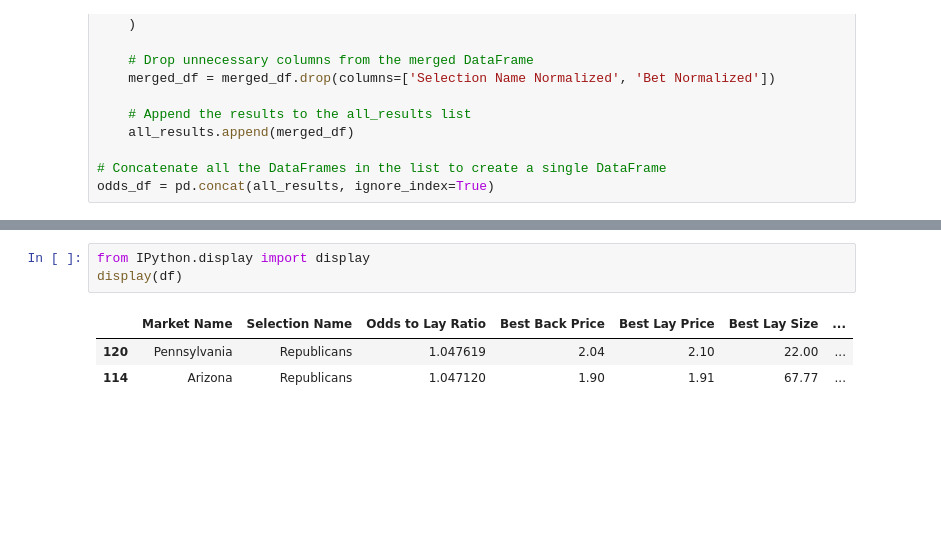
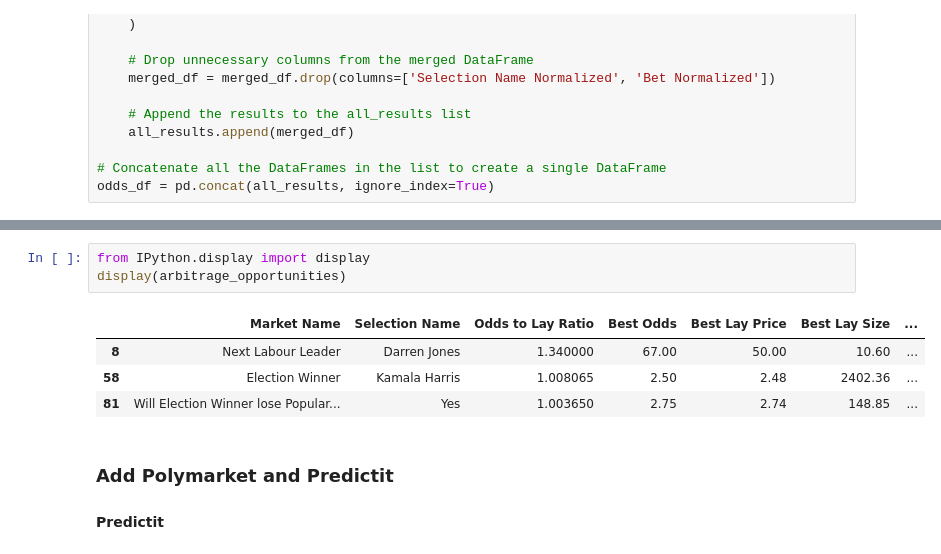
Before and after one commit to Dusoye/bookmaker_arbitrage, a Jupyter notebook: scr/odds_scrape.ipynb, the cells around one changed output, grey strips where cells are left out. Drawn from its saved outputs; the diff is of its cells as text; blank space fills up the shorter version.

Commit message:
start polymarket & predictit data

```diff
--- a/scr/odds_scrape.ipynb
+++ b/scr/odds_scrape.ipynb
@@ -575,7 +565,11 @@ df = odds_df[odds_df['Odds to Lay Ratio'] > 1]
 # %%
 from IPython.display import display
-display(df)
+display(arbitrage_opportunities)
 # %% [output]
-|  | Market Name | Selection Name | Odds to Lay Ratio | Best Back Price | Best Lay Price | Best Lay Size | ... |
-| 120 | Pennsylvania | Republicans | 1.047619 | 2.04 | 2.10 | 22.00 | ... |
-| 114 | Arizona | Republicans | 1.047120 | 1.90 | 1.91 | 67.77 | ... |
+|  | Market Name | Selection Name | Odds to Lay Ratio | Best Odds | Best Lay Price | Best Lay Size | ... |
+| 8 | Next Labour Leader | Darren Jones | 1.340000 | 67.00 | 50.00 | 10.60 | ... |
+| 58 | Election Winner | Kamala Harris | 1.008065 | 2.50 | 2.48 | 2402.36 | ... |
+| 81 | Will Election Winner lose Popular... | Yes | 1.003650 | 2.75 | 2.74 | 148.85 | ... |
+# %% [markdown]
+### Add Polymarket and Predictit
+#### Predictit
```
Also changed, not shown: parts of 14 cells of this notebook.
